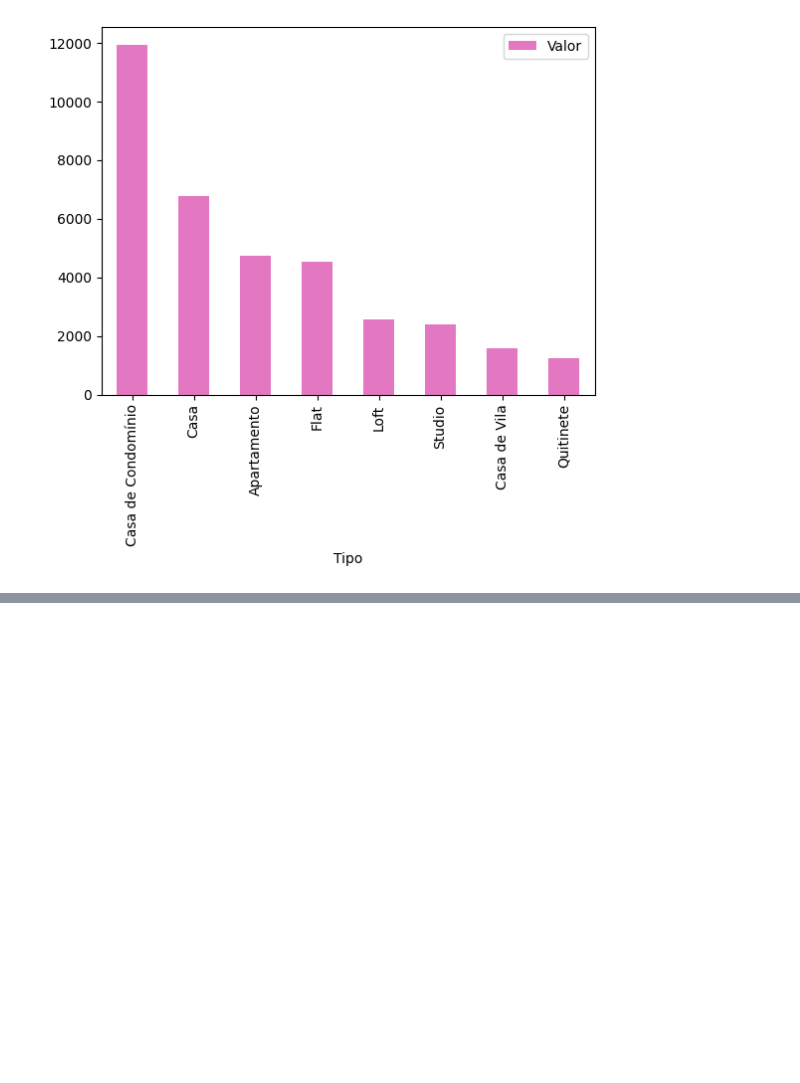
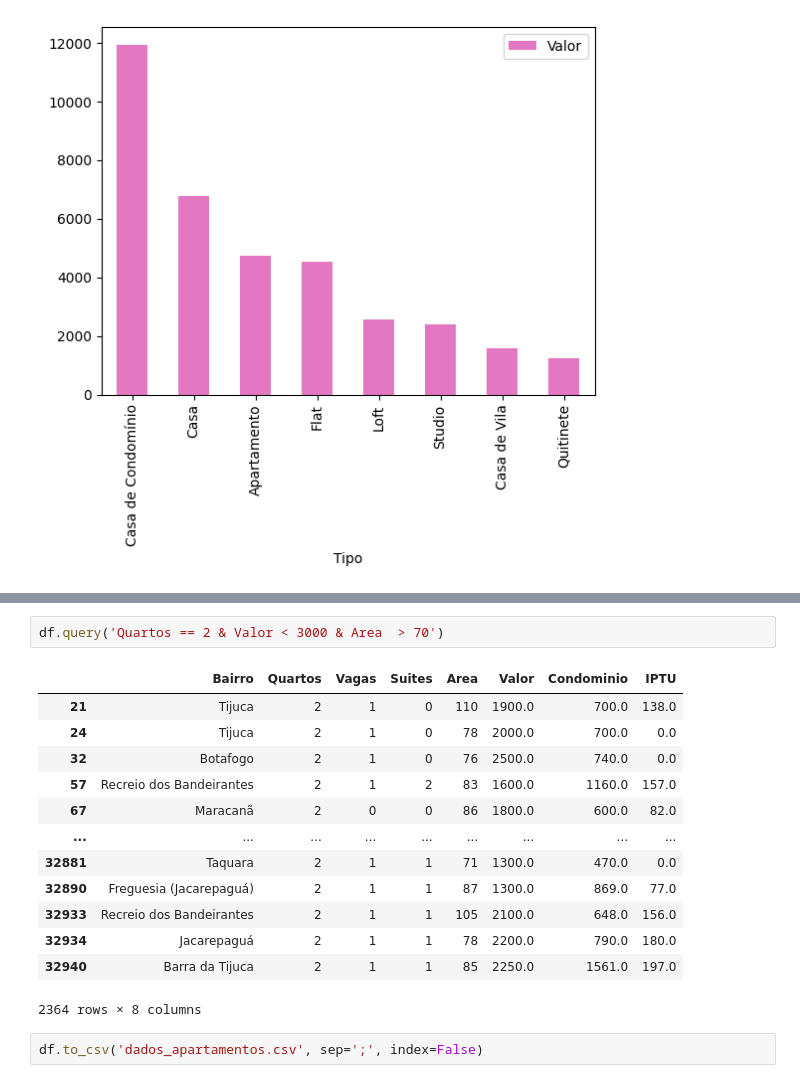
Before and after one commit to gilberto-ribeiro/python-projects, a Jupyter notebook: alura/pandas_conhecendo_a_biblioteca/projeto_imobiliaria.ipynb, the cells around one changed output, grey strips where cells are left out. Cells and saved outputs as stored; diff of their text form; blank space fills up the shorter version.

```diff
--- a/alura/pandas_conhecendo_a_biblioteca/projeto_imobiliaria.ipynb
+++ b/alura/pandas_conhecendo_a_biblioteca/projeto_imobiliaria.ipynb
@@ -148,0 +252,18 @@ df_preco_tipo_esidencial.plot(kind='bar', color='C6')
+# %%
+df.query('Quartos == 2 & Valor < 3000 & Area  > 70')
+# %% [output]
+|  | Bairro | Quartos | Vagas | Suites | Area | Valor | Condominio | IPTU |
+| 21 | Tijuca | 2 | 1 | 0 | 110 | 1900.0 | 700.0 | 138.0 |
+| 24 | Tijuca | 2 | 1 | 0 | 78 | 2000.0 | 700.0 | 0.0 |
+| 32 | Botafogo | 2 | 1 | 0 | 76 | 2500.0 | 740.0 | 0.0 |
+| 57 | Recreio dos Bandeirantes | 2 | 1 | 2 | 83 | 1600.0 | 1160.0 | 157.0 |
+| 67 | Maracanã | 2 | 0 | 0 | 86 | 1800.0 | 600.0 | 82.0 |
+| ... | ... | ... | ... | ... | ... | ... | ... | ... |
+| 32881 | Taquara | 2 | 1 | 1 | 71 | 1300.0 | 470.0 | 0.0 |
+| 32890 | Freguesia (Jacarepaguá) | 2 | 1 | 1 | 87 | 1300.0 | 869.0 | 77.0 |
+| 32933 | Recreio dos Bandeirantes | 2 | 1 | 1 | 105 | 2100.0 | 648.0 | 156.0 |
+| 32934 | Jacarepaguá | 2 | 1 | 1 | 78 | 2200.0 | 790.0 | 180.0 |
+| 32940 | Barra da Tijuca | 2 | 1 | 1 | 85 | 2250.0 | 1561.0 | 197.0 |
+2364 rows × 8 columns
+# %%
+df.to_csv('dados_apartamentos.csv', sep=';', index=False)
```
Also changed, not shown: parts of 14 cells of this notebook.
